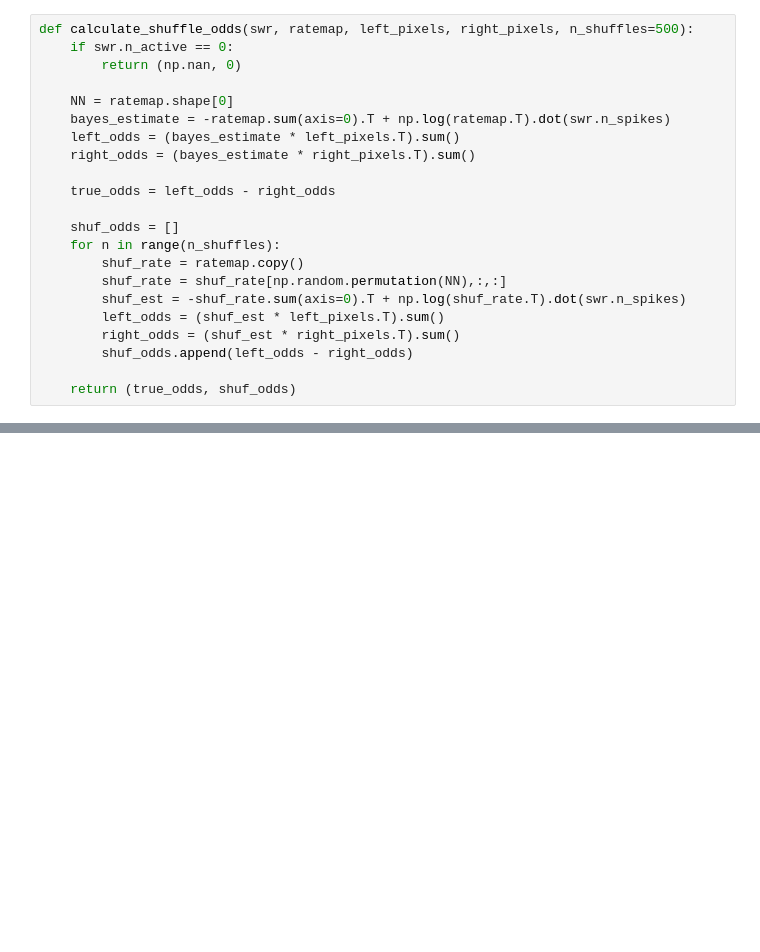
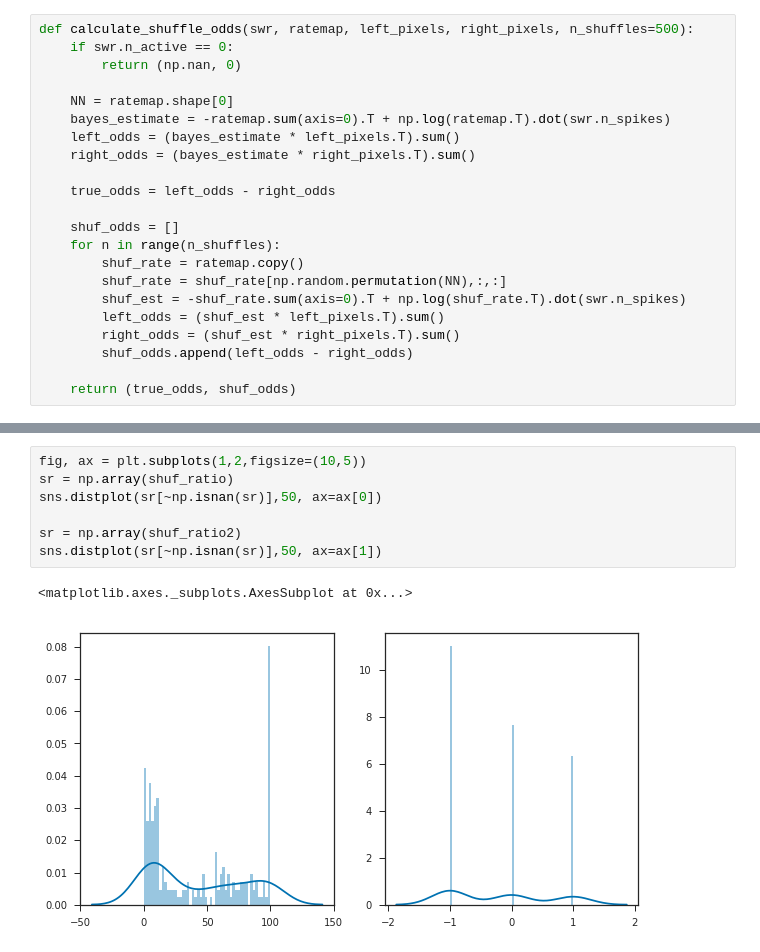
Before and after one commit to ckemere/RippleStickiness, a Jupyter notebook: Ripple-Bias.ipynb, the cells around one changed output, grey strips where cells are left out. Drawn from its saved outputs; the diff is of its cells as text; blank space fills up the shorter version.

```diff
--- a/Ripple-Bias.ipynb
+++ b/Ripple-Bias.ipynb
@@ -751,0 +705,10 @@ Fra 10 389 ripples
+# %%
+fig, ax = plt.subplots(1,2,figsize=(10,5))
+sr = np.array(shuf_ratio)
+sns.distplot(sr[~np.isnan(sr)],50, ax=ax[0])
+
+sr = np.array(shuf_ratio2)
+sns.distplot(sr[~np.isnan(sr)],50, ax=ax[1])
+# %% [output]
+<matplotlib.axes._subplots.AxesSubplot at 0x...>
+[figure, added]
```
Also changed, not shown: parts of 20 cells of this notebook, 4 other files.
